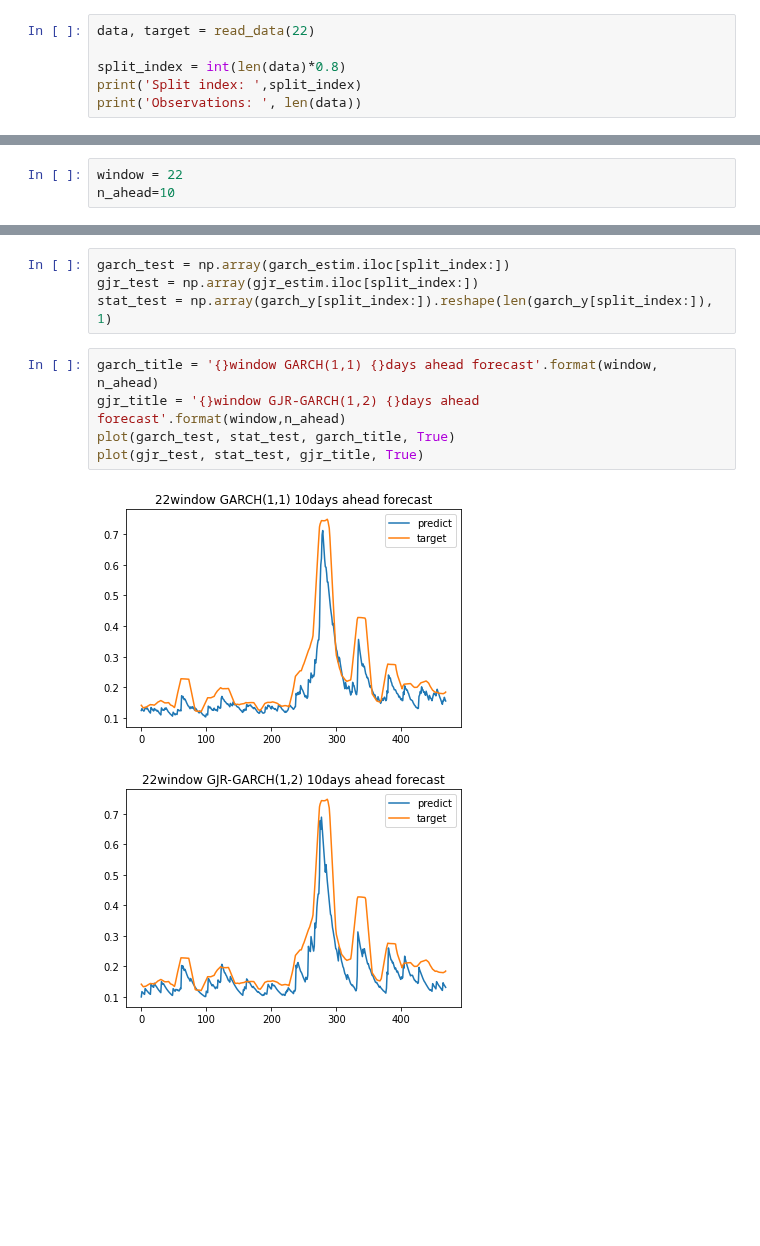
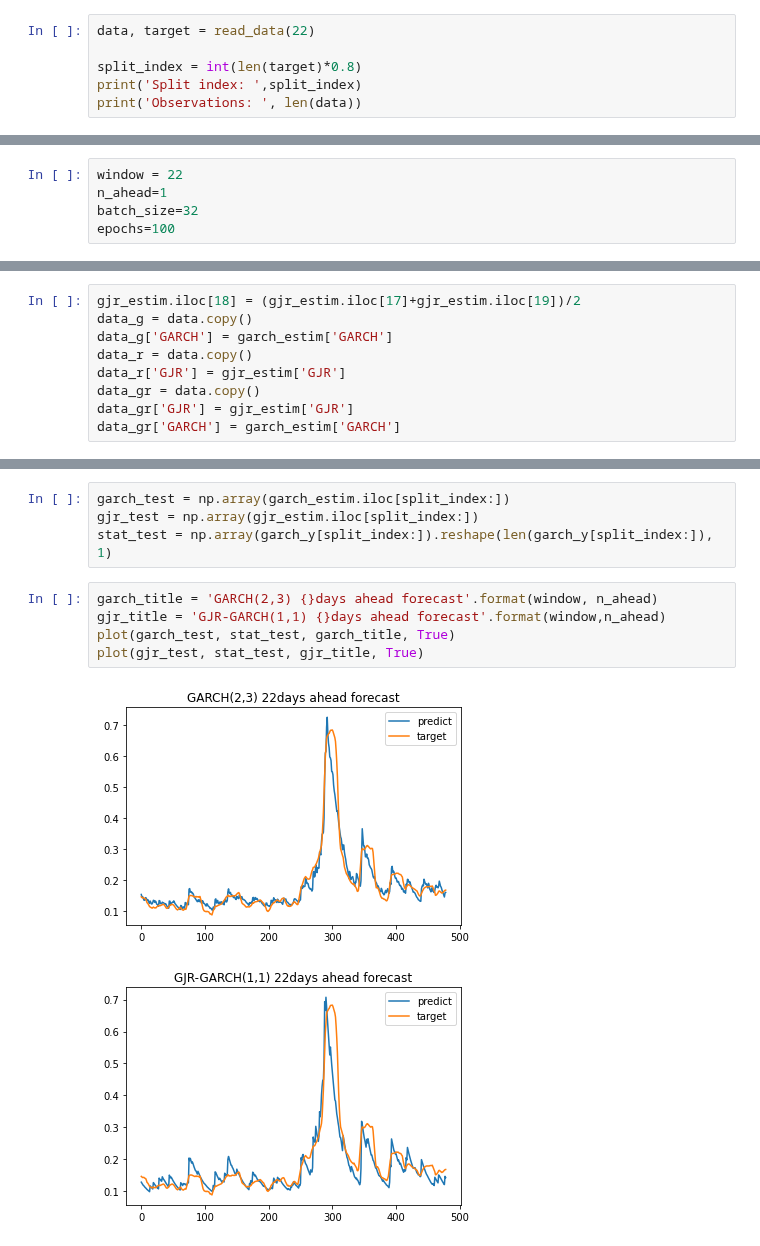
Before and after one commit to eddie8615/cs_project, a Jupyter notebook: experiment_notebook.ipynb, the cells around one changed output, grey strips where cells are left out. Saved outputs shown, nothing was run; the diff lists cells and outputs as text; blank space fills up the shorter version.

```diff
--- a/experiment_notebook.ipynb
+++ b/experiment_notebook.ipynb
@@ -300,7 +236,7 @@ def run_ann(Xtrain, ytrain, Xtest, ytest, scaler):
 # %%
 data, target = read_data(22)
 
-split_index = int(len(data)*0.8)
+split_index = int(len(target)*0.8)
 print('Split index: ',split_index)
 print('Observations: ', len(data))
 # %% [output]
@@ -308,0 +282,5 @@ Observations:  2455
+# %%
+window = 22
+n_ahead=1
+batch_size=32
+epochs=100
@@ -309,3 +316,12 @@ Observations:  2455
+# %%
+gjr_estim.iloc[18] = (gjr_estim.iloc[17]+gjr_estim.iloc[19])/2
+data_g = data.copy()
+data_g['GARCH'] = garch_estim['GARCH']
+data_r = data.copy()
+data_r['GJR'] = gjr_estim['GJR']
+data_gr = data.copy()
+data_gr['GJR'] = gjr_estim['GJR']
+data_gr['GARCH'] = garch_estim['GARCH']
 # %%
 data.head()
 # %% [output]
@@ -334,3 +372,0 @@ target
-# %%
-window = 22
-n_ahead=10
@@ -493,13 +430,13 @@ garch_test = np.array(garch_estim.iloc[split_index:])
 gjr_test = np.array(gjr_estim.iloc[split_index:])
 stat_test = np.array(garch_y[split_index:]).reshape(len(garch_y[split_index:]), 1)
 # %%
-garch_title = '{}window GARCH(1,1) {}days ahead forecast'.format(window, n_ahead)
-gjr_title = '{}window GJR-GARCH(1,2) {}days ahead forecast'.format(window,n_ahead)
+garch_title = 'GARCH(2,3) {}days ahead forecast'.format(window, n_ahead)
+gjr_title = 'GJR-GARCH(1,1) {}days ahead forecast'.format(window,n_ahead)
 plot(garch_test, stat_test, garch_title, True)
 plot(gjr_test, stat_test, gjr_title, True)
 # %% [output]
-[figure, old version]
+[figure, new version]
-[figure, old version]
+[figure, new version]
 # %%
 garch_evaluate(garch_test, stat_test,'GARCH eval')
 garch_evaluate(gjr_test, stat_test, 'GJR eval')
```
Also changed, not shown: parts of 27 cells of this notebook, 52 other files.
